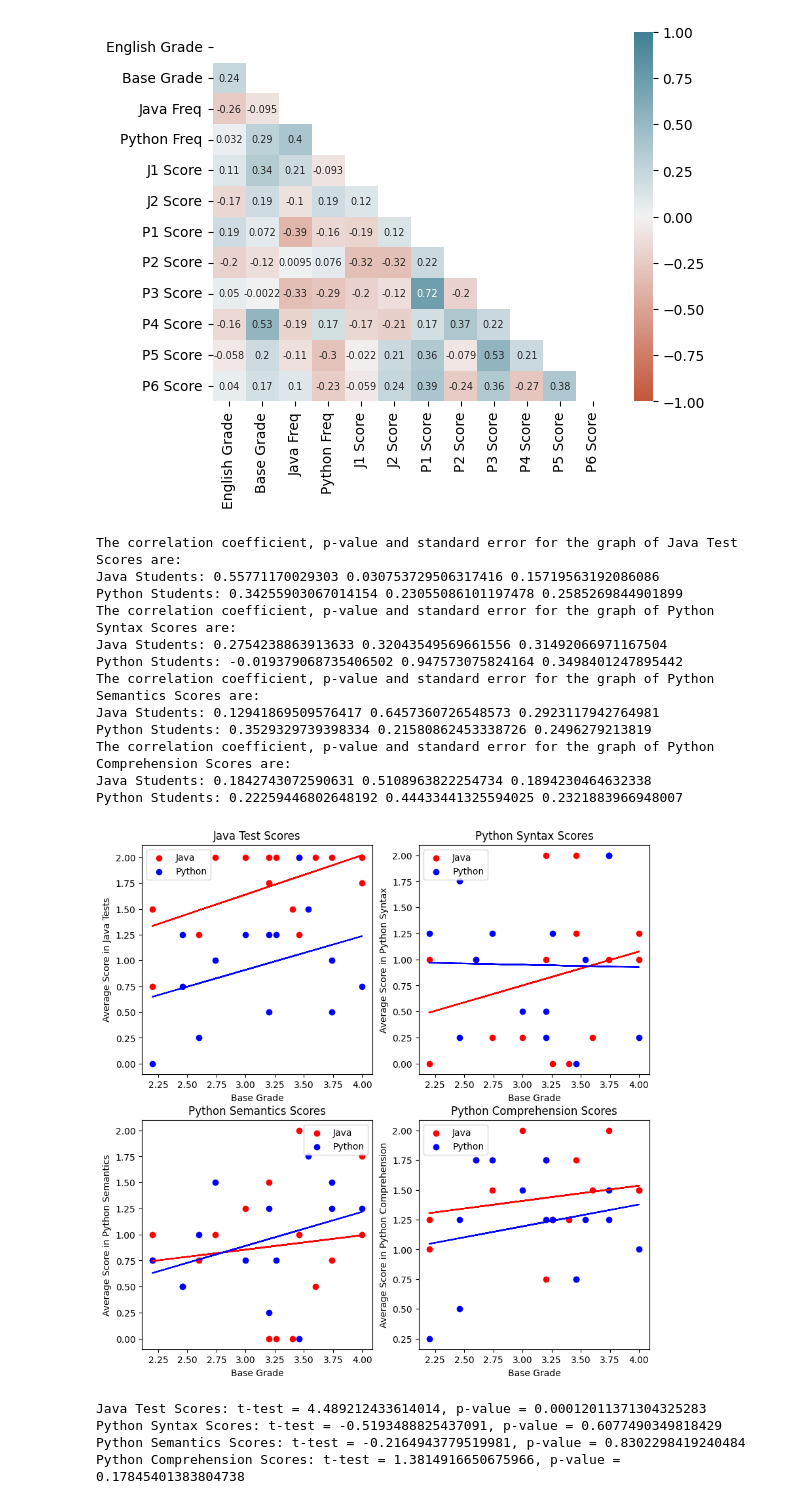
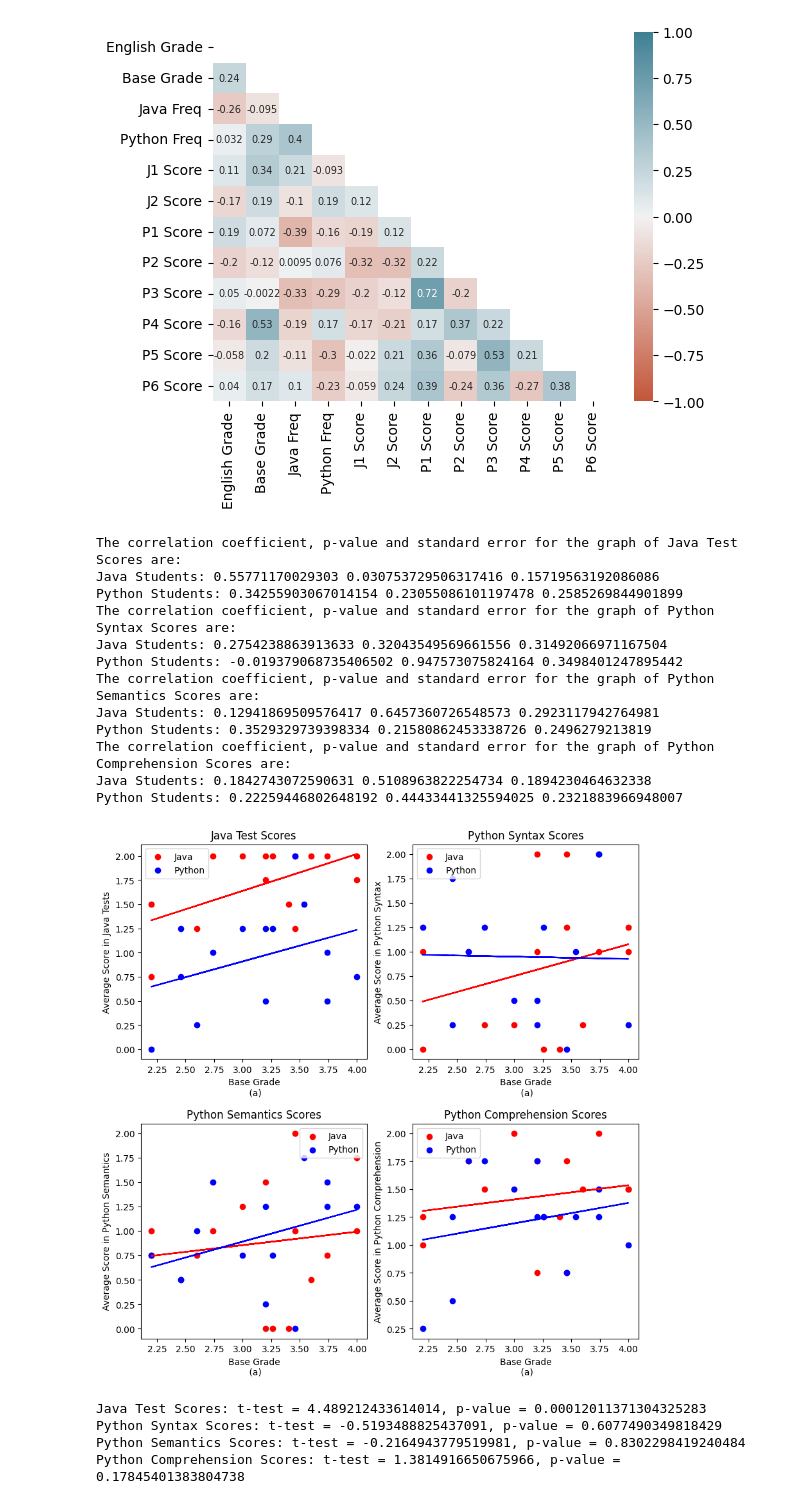
Before and after one commit to asadeq/crosslingual-effort, a Jupyter notebook: data_analyzer.ipynb, the cells around one changed output. Drawn from its saved outputs; the diff is of its cells as text; code cells hidden in the pictures.

Commit message:
added labels to plots

```diff
--- a/data_analyzer.ipynb
+++ b/data_analyzer.ipynb
@@ -88,6 +88,7 @@ p_avg_pcomp_scores = df_participant_python.loc[:, scores].mean(axis = 1)
 plot_rows = 2
 plot_cols = 2
 fig, axs = plt.subplots(plot_rows, plot_cols, figsize=(10, 10))
+plt.subplots_adjust(hspace=0.3)
 
 subplot_params = [
     [j_avg_jscores, p_avg_jscores,'Java Test Scores', 'Average Score in Java Tests'],
@@ -96,41 +97,42 @@ subplot_params = [
     [j_avg_pcomp_scores, p_avg_pcomp_scores, 'Python Comprehension Scores', 'Average Score in Python Comprehension']
 ]
 
+lab = ['a', 'b', 'c', 'd']
 for i in range(plot_rows):
     for j in range(plot_cols):
         y1 = subplot_params[2*i+j][0]
         y2 = subplot_params[2*i+j][1]
         #m1, b1 = np.polyfit(x1, y1, 1)
         #m2, b2 = np.polyfit(x2, y2, 1)
         m1, b1, r1, p1, std_err1 = stats.linregress(x1, y1)
         m2, b2, r2, p2, std_err2 = stats.linregress(x2, y2)
         axs[i][j].set_title(subplot_params[2*i+j][2])
         axs[i][j].scatter(x1, y1, color='red')
         axs[i][j].scatter(x2, y2, color='blue')
         axs[i][j].plot(x1, m1*x1 + b1, color='red')
         axs[i][j].plot(x2, m2*x2 + b2, color='blue')
-        axs[i][j].set_xlabel('Base Grade')
+        axs[i][j].set_xlabel(f'Base Grade\n ({lab[2*i+j]})')
         axs[i][j].set_ylabel(subplot_params[2*i+j][3])
         axs[i][j].legend(['Java', 'Python'])
         print("The correlation coefficient, p-value and standard error for the graph of", subplot_params[2*i+j][2], "are:")
         print("Java Students:", r1, p1, std_err1)
         print("Python Students:", r2, p2, std_err2)
 
 plt.show()
 # %% [output]
 The correlation coefficient, p-value and standard error for the graph of Java Test Scores are:
 Java Students: 0.55771170029303 0.030753729506317416 0.15719563192086086
 Python Students: 0.34255903067014154 0.23055086101197478 0.2585269844901899
 The correlation coefficient, p-value and standard error for the graph of Python Syntax Scores are:
 Java Students: 0.2754238863913633 0.32043549569661556 0.31492066971167504
 Python Students: -0.019379068735406502 0.947573075824164 0.3498401247895442
 The correlation coefficient, p-value and standard error for the graph of Python Semantics Scores are:
 Java Students: 0.12941869509576417 0.6457360726548573 0.2923117942764981
 Python Students: 0.3529329739398334 0.21580862453338726 0.2496279213819
 The correlation coefficient, p-value and standard error for the graph of Python Comprehension Scores are:
 Java Students: 0.1842743072590631 0.5108963822254734 0.1894230464632338
 Python Students: 0.22259446802648192 0.44433441325594025 0.2321883966948007
-[figure, old version]
+[figure, new version]
 # %%
 # Compute Two sample t-tests for all the scores
 for i in range(4):
```
